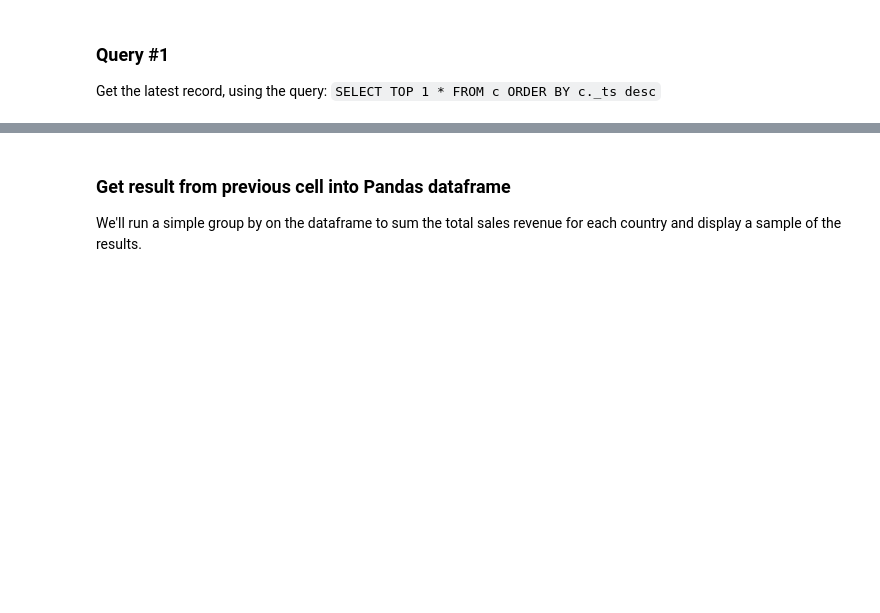
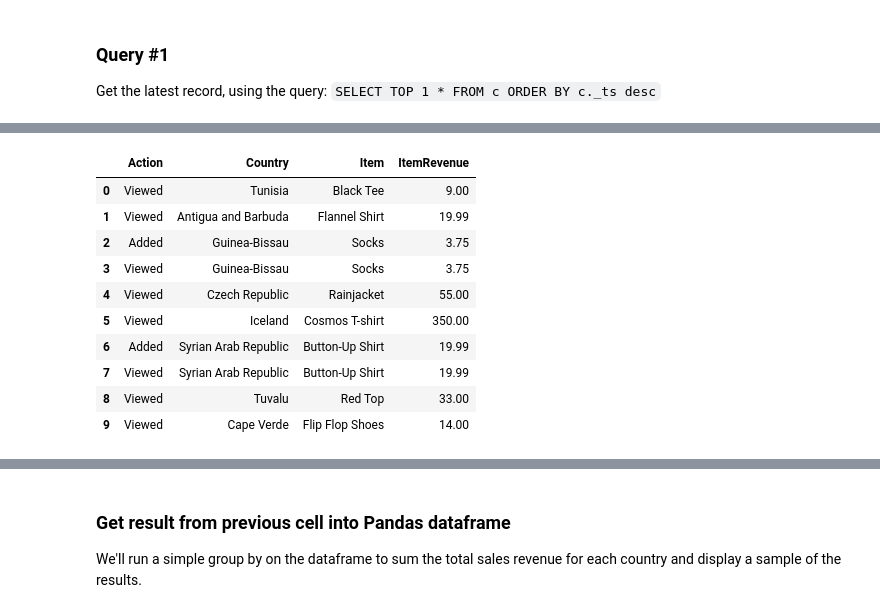
Before and after one commit to Azure-Samples/cosmos-notebooks, a Jupyter notebook: CosmosGettingStarted.ipynb, the cells around one changed output, grey strips where cells are left out. Cells and saved outputs as stored; diff of their text form; code cells hidden in the pictures; blank space fills up the shorter version.

Commit message:
Updating sample with new magic commands + charts

```diff
--- a/CosmosGettingStarted.ipynb
+++ b/CosmosGettingStarted.ipynb
@@ -164,0 +138,15 @@ SELECT c.Action, c.Price as ItemRevenue, c.Country, c.Item FROM c
+# %%
+# See a sample of the result
+df_cosmos.head(10)
+# %% [output]
+|  | Action | Country | Item | ItemRevenue |
+| 0 | Viewed | Tunisia | Black Tee | 9.00 |
+| 1 | Viewed | Antigua and Barbuda | Flannel Shirt | 19.99 |
+| 2 | Added | Guinea-Bissau | Socks | 3.75 |
+| 3 | Viewed | Guinea-Bissau | Socks | 3.75 |
+| 4 | Viewed | Czech Republic | Rainjacket | 55.00 |
+| 5 | Viewed | Iceland | Cosmos T-shirt | 350.00 |
+| 6 | Added | Syrian Arab Republic | Button-Up Shirt | 19.99 |
+| 7 | Viewed | Syrian Arab Republic | Button-Up Shirt | 19.99 |
+| 8 | Viewed | Tuvalu | Red Top | 33.00 |
+| 9 | Viewed | Cape Verde | Flip Flop Shoes | 14.00 |
```
Also changed, not shown: parts of 20 cells of this notebook.
